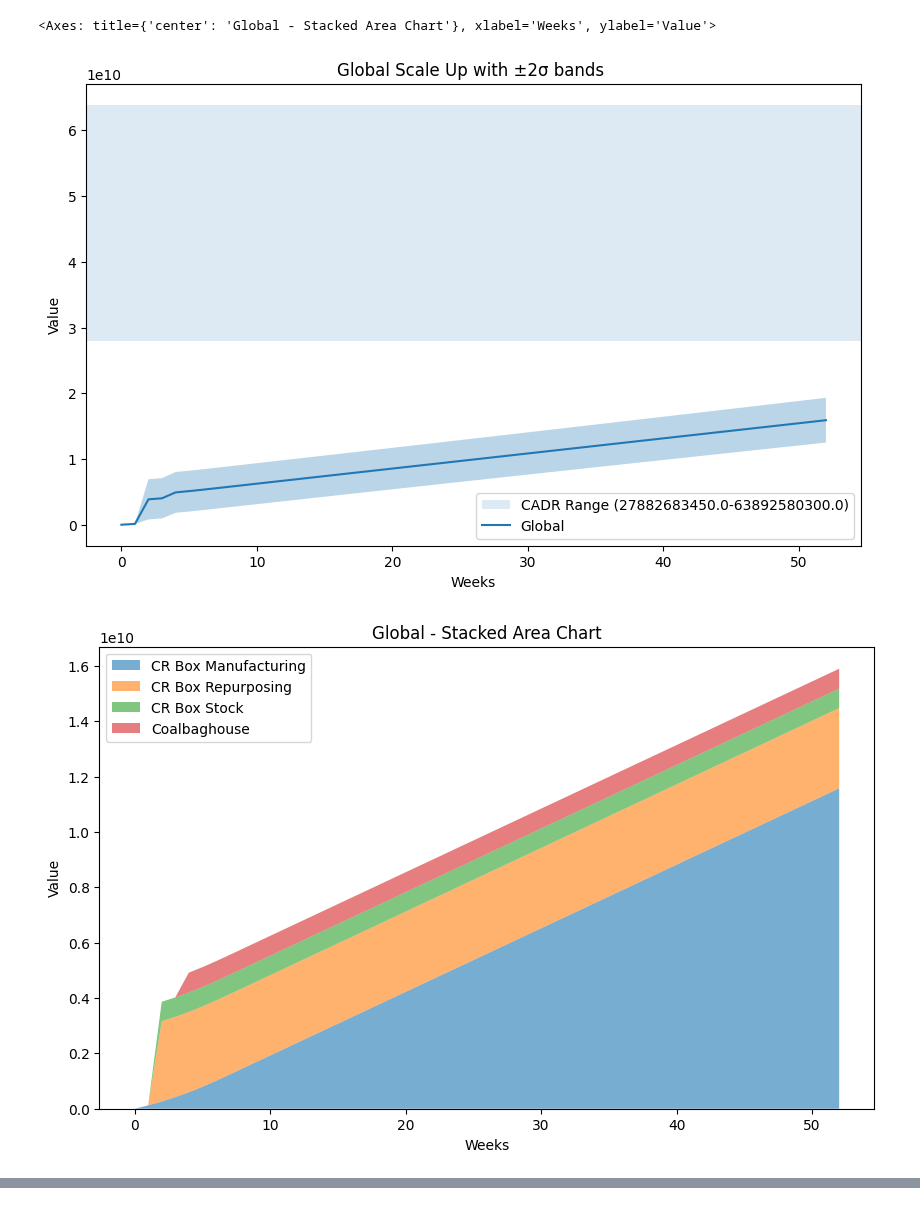
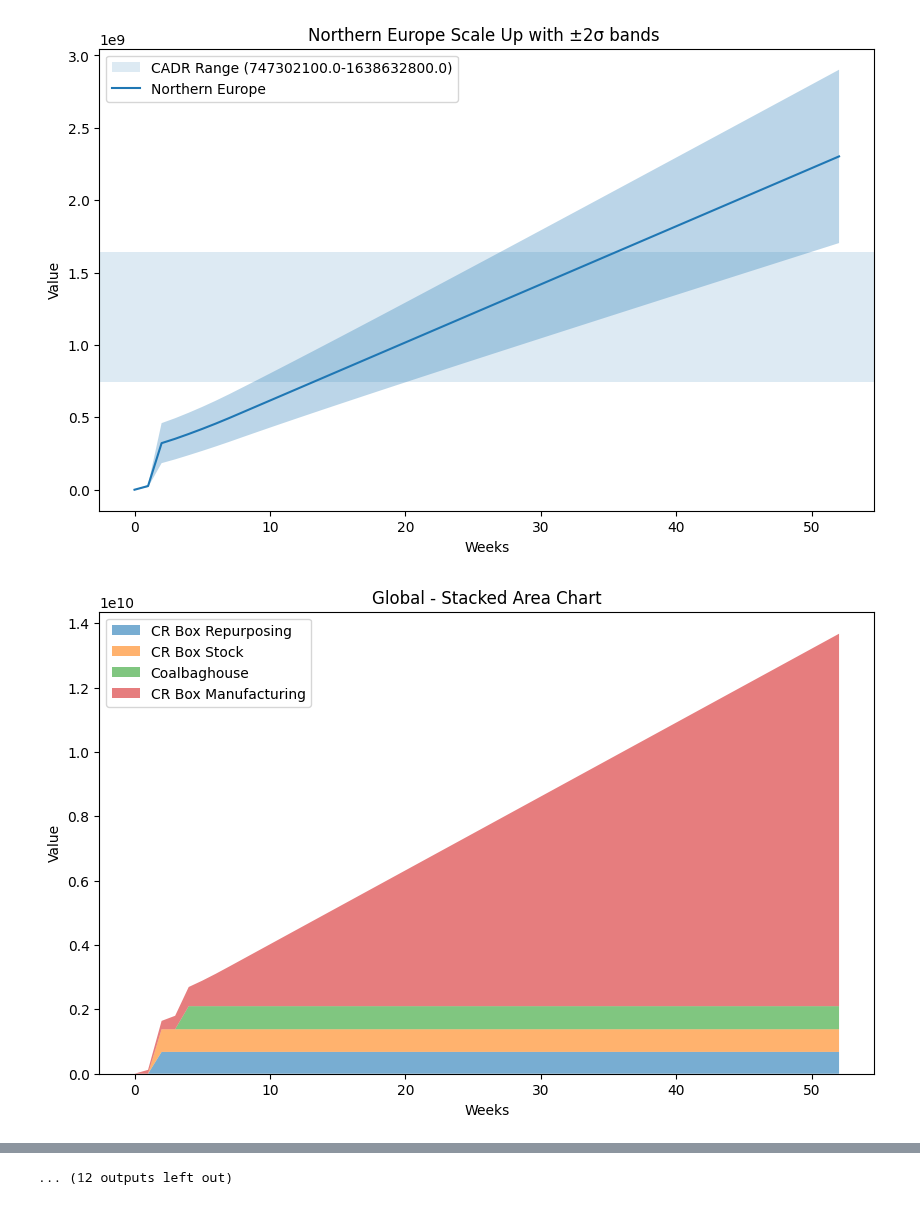
Before and after one commit to SPROOK/InRoomAirFilterScaleUp, a Jupyter notebook: scripts/Scale_Up_Visualiser.ipynb, the cells around one changed output, grey strips where cells are left out. Drawn from its saved outputs; the diff is of its cells as text; code cells hidden in the pictures.

Commit message:
Repurposing fixed

```diff
--- a/scripts/Scale_Up_Visualiser.ipynb
+++ b/scripts/Scale_Up_Visualiser.ipynb
@@ -93,7 +93,7 @@ def plot_stacked_regions(df1, df2, df3, df4, region, ax=None):
     stack_vals = [vals1, vals2, vals3, vals4]
 
     # Default labels if not provided
-    labels = ['CR Box Manufacturing', 'CR Box Repurposing', 'CR Box Stock', 'Coalbaghouse']
+    labels = ['CR Box Repurposing', 'CR Box Stock', 'Coalbaghouse','CR Box Manufacturing']
 
     # Plot stacked area
     ax.stackplot(t, *stack_vals, labels=labels, alpha=0.6)
@@ -133,20 +133,20 @@ UNRegion_list = ['Australia and New Zealand',
 # %%
 ## ---------------------------- Scale Up Plotting for Tester ----------------------------
 df_MAIN_loaded = pd.read_pickle(main_scale_up_path.with_suffix(".pkl"))
 
-df_CR_MAN_loaded = pd.read_pickle(cr_man_scale_up_path.with_suffix(".pkl"))
 df_CR_REPUR_loaded = pd.read_pickle(cr_repur_scale_up_path.with_suffix(".pkl"))
 df_CR_STOCK_loaded = pd.read_pickle(cr_stock_scale_up_path.with_suffix(".pkl"))
 df_COALBAG_loaded = pd.read_pickle(coalbag_scale_up_path.with_suffix(".pkl"))
+df_CR_MAN_loaded = pd.read_pickle(cr_man_scale_up_path.with_suffix(".pkl"))
 
-plot_region(df_MAIN_loaded, "Global", sigma=2)
-plot_stacked_regions(df_CR_MAN_loaded, df_CR_REPUR_loaded, df_CR_STOCK_loaded, df_COALBAG_loaded, 'Global')
+plot_region(df_MAIN_loaded, "Northern Europe", sigma=2)
+plot_stacked_regions(df_CR_REPUR_loaded, df_CR_STOCK_loaded, df_COALBAG_loaded, df_CR_MAN_loaded, "Global")
 
 # plot_multiple_regions(df_MAIN_loaded, ["Eastern Asia", "Northern America", "Northern Europe"], sigma =2)
 
-# for i in UNRegion_list:
-#     plot_region(df_MAIN_loaded, i, sigma=1)
+for i in UNRegion_list:
+    plot_region(df_MAIN_loaded, i, sigma=1)
+#     plot_stacked_regions(df_CR_REPUR_loaded, df_CR_STOCK_loaded, df_COALBAG_loaded, df_CR_MAN_loaded, i)
 # %% [output]
-<Axes: title={'center': 'Global - Stacked Area Chart'}, xlabel='Weeks', ylabel='Value'>
-[figure, old version]
+[figure, new version]
-[figure, old version]
+[figure, new version]
@@ -152,0 +163 @@ plot_stacked_regions(df_CR_MAN_loaded, df_CR_REPUR_loaded, df_CR_STOCK_loaded, d
+... (12 outputs left out)
```
Also changed, not shown: parts of 2 cells of this notebook, 8 other files.
